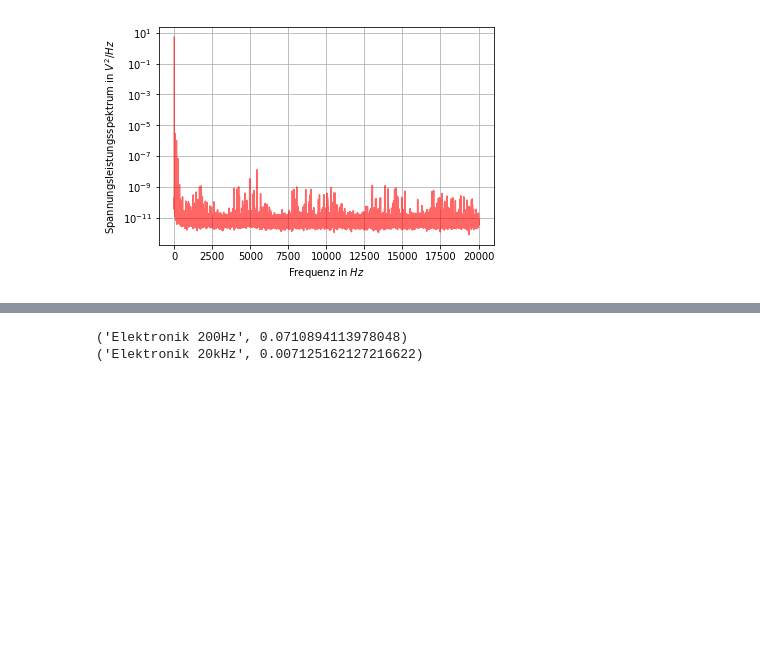
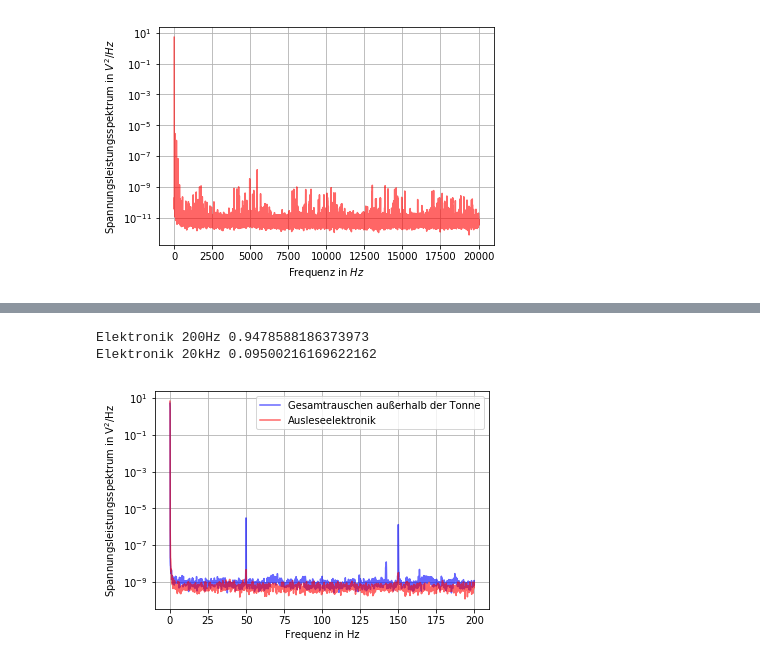
Before and after one commit to Acintya/sensorII_v6, a Jupyter notebook: AMR/AMR_Rauschspektrum.ipynb, the cells around one changed output, grey strips where cells are left out. Saved outputs shown, nothing was run; the diff lists cells and outputs as text; code cells hidden in the pictures; blank space fills up the shorter version.

```diff
--- a/AMR/AMR_Rauschspektrum.ipynb
+++ b/AMR/AMR_Rauschspektrum.ipynb
@@ -93,6 +93,20 @@ print("AMR 200Hz outside the ton", np.sqrt(np.mean(AMRRauschspektrum200OhneTonne
 # %%
-print("Elektronik 200Hz", np.sqrt(np.mean(ElektronikRauschspektrum200[:,1])))
-print("Elektronik 20kHz", np.sqrt(np.mean(ElektronikRauschspektrum20000[:,1])))
+print("Elektronik 200Hz", np.sqrt(np.mean(ElektronikRauschspektrum200[:,1])) * 1000 / 75)
+print("Elektronik 20kHz", np.sqrt(np.mean(ElektronikRauschspektrum20000[:,1])) * 1000 / 75)
 # %% [output]
-('Elektronik 200Hz', 0.0710894113978048)
-('Elektronik 20kHz', 0.007125162127216622)
+Elektronik 200Hz 0.9478588186373973
+Elektronik 20kHz 0.09500216169622162
+# %%
+plt.figure()
+plt.grid()
+
+plt.semilogy(AMRRauschspektrum200OhneTonne[:,0], AMRRauschspektrum200OhneTonne[:,1], color='b', alpha=0.6, label="Gesamtrauschen außerhalb der Tonne")
+plt.semilogy(ElektronikRauschspektrum200[:,0], ElektronikRauschspektrum200[:,1], color='r', alpha=0.6, label="Ausleseelektronik")
+
+plt.xlabel('Frequenz in Hz')
+plt.ylabel('Spannungsleistungsspektrum in $\mathrm{V^{2}/Hz}$')
+plt.legend(loc="upper right")
+plt.savefig('output/Elektronik_Rauschspektrum_200Hz_out.eps', format='eps', dpi=100)
+plt.show()
+# %% [output]
+[figure, added]
```
Also changed, not shown: parts of 6 cells of this notebook, 21 other files.
